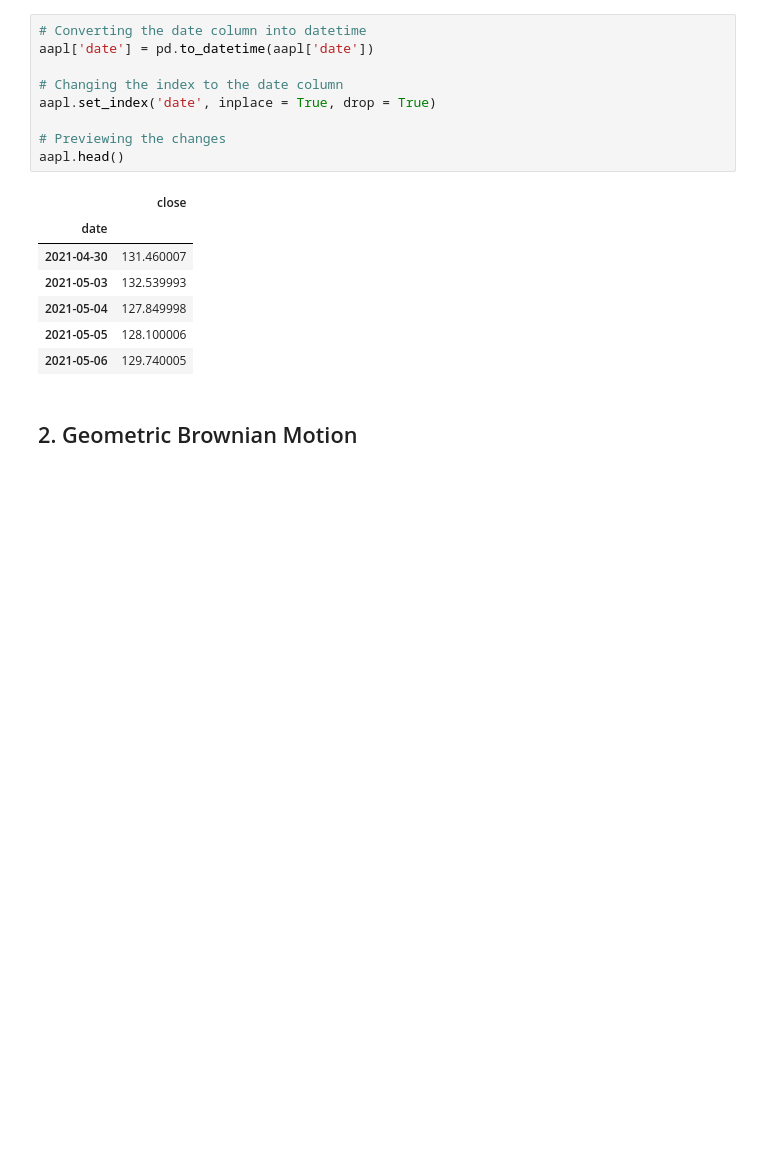
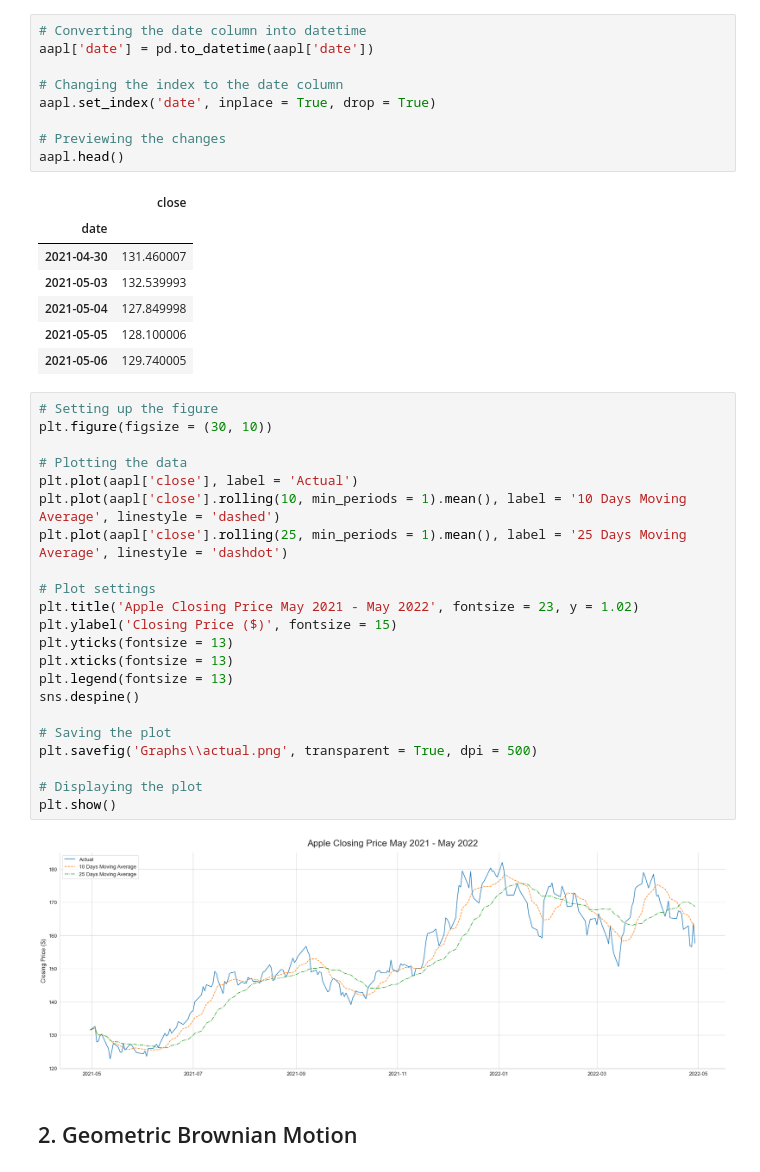
Before and after one commit to dennisjooo/Apple-BlackScholes-GBM, a Jupyter notebook: UTS_Code.ipynb, the cells around one changed output. Cells and saved outputs as stored; diff of their text form; blank space fills up the shorter version.

```diff
--- a/UTS_Code.ipynb
+++ b/UTS_Code.ipynb
@@ -66,6 +66,30 @@ aapl.head()
 | 2021-05-04 | 127.849998 |
 | 2021-05-05 | 128.100006 |
 | 2021-05-06 | 129.740005 |
+# %%
+# Setting up the figure
+plt.figure(figsize = (30, 10))
+
+# Plotting the data
+plt.plot(aapl['close'], label = 'Actual')
+plt.plot(aapl['close'].rolling(10, min_periods = 1).mean(), label = '10 Days Moving Average', linestyle = 'dashed')
+plt.plot(aapl['close'].rolling(25, min_periods = 1).mean(), label = '25 Days Moving Average', linestyle = 'dashdot')
+
+# Plot settings
+plt.title('Apple Closing Price May 2021 - May 2022', fontsize = 23, y = 1.02)
+plt.ylabel('Closing Price ($)', fontsize = 15)
+plt.yticks(fontsize = 13)
+plt.xticks(fontsize = 13)
+plt.legend(fontsize = 13)
+sns.despine()
+
+# Saving the plot
+plt.savefig('Graphs\\actual.png', transparent = True, dpi = 500)
+
+# Displaying the plot
+plt.show()
+# %% [output]
+[figure, added]
 # %% [markdown]
 ## 2. Geometric Brownian Motion
 # %% [markdown]
```
Also changed, not shown: parts of 6 cells of this notebook, 3 other files.
